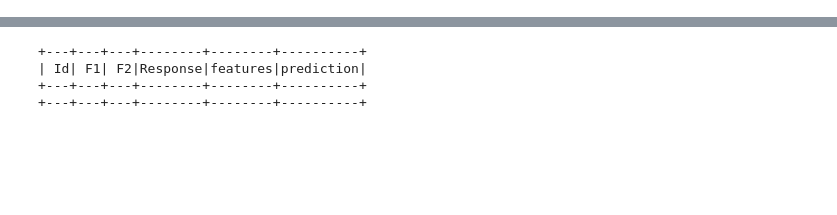
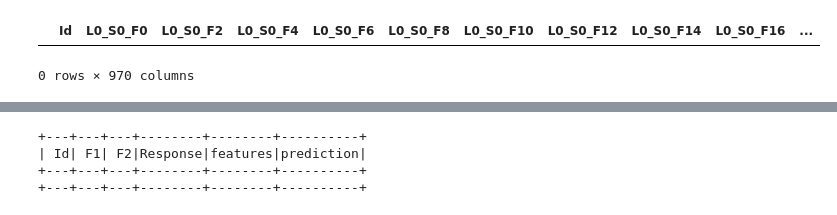
Before and after one commit to EvgeniyPrudnikov/Magistracy, a Jupyter notebook: Diploma/python/main.ipynb, the cells around one changed output, grey strips where cells are left out. Cells and saved outputs as stored; diff of their text form; code cells hidden in the pictures; blank space fills up the shorter version.

```diff
--- a/Diploma/python/main.ipynb
+++ b/Diploma/python/main.ipynb
@@ -146,3 +121,8 @@ vecAssembler = VectorAssembler(inputCols=["F1", "F2"], outputCol="features")
 # %%
 df2  = df2.na.fill(99999999)
+# %%
+df2[df2.Response == None].limit(10).toPandas()
+# %% [output]
+|  | Id | L0_S0_F0 | L0_S0_F2 | L0_S0_F4 | L0_S0_F6 | L0_S0_F8 | L0_S0_F10 | L0_S0_F12 | L0_S0_F14 | L0_S0_F16 | ... |
+0 rows × 970 columns
 # %%
```
Also changed, not shown: parts of 43 cells of this notebook, 2 other files.
